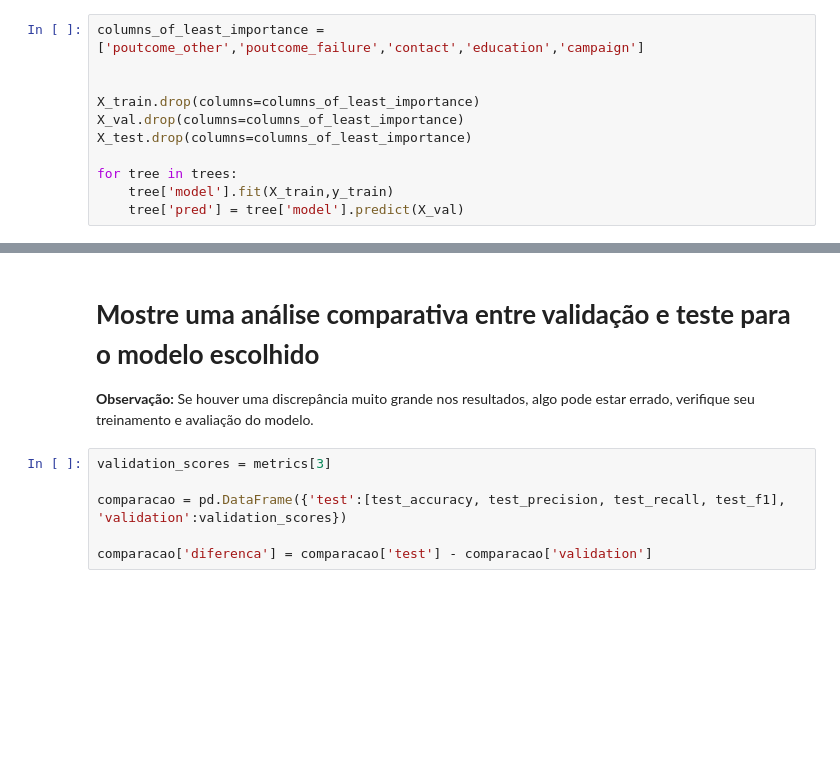
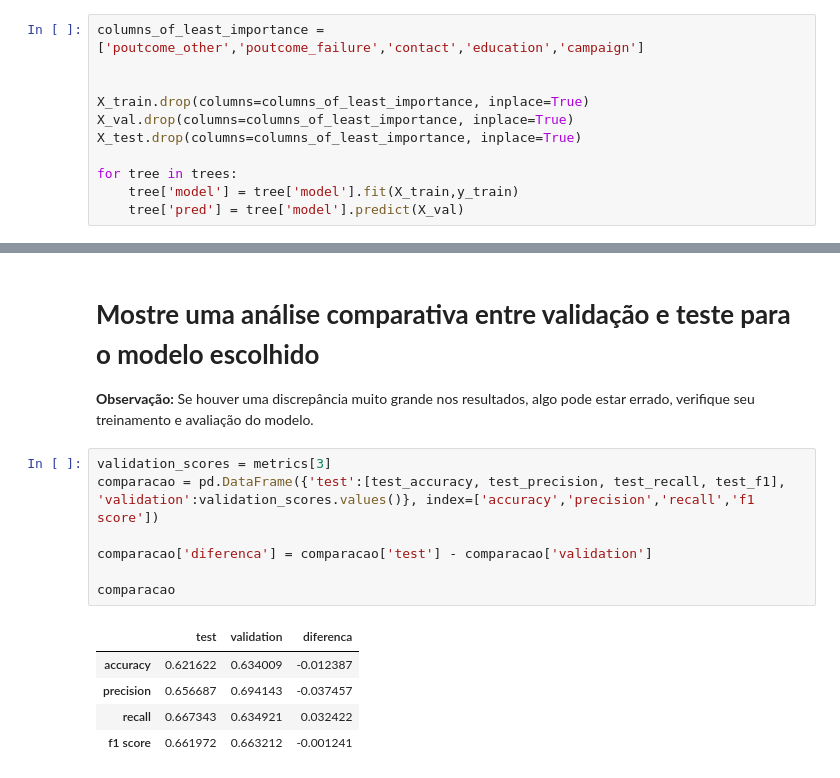
Before and after one commit to Mr-Barros/ENG4502, a Jupyter notebook: Assignment3/Notebook_ArvoreDecisao_33B.ipynb, the cells around one changed output, grey strips where cells are left out. Saved outputs shown, nothing was run; the diff lists cells and outputs as text; blank space fills up the shorter version.

```diff
--- a/Assignment3/Notebook_ArvoreDecisao_33B.ipynb
+++ b/Assignment3/Notebook_ArvoreDecisao_33B.ipynb
@@ -314,12 +308,12 @@ feature_relevance.sort_values('value',ascending=False)
 columns_of_least_importance = ['poutcome_other','poutcome_failure','contact','education','campaign']
 
 
-X_train.drop(columns=columns_of_least_importance)
-X_val.drop(columns=columns_of_least_importance)
-X_test.drop(columns=columns_of_least_importance)
+X_train.drop(columns=columns_of_least_importance, inplace=True)
+X_val.drop(columns=columns_of_least_importance, inplace=True)
+X_test.drop(columns=columns_of_least_importance, inplace=True)
 
 for tree in trees:
-    tree['model'].fit(X_train,y_train)
+    tree['model'] = tree['model'].fit(X_train,y_train)
     tree['pred'] = tree['model'].predict(X_val)
 # %% [markdown]
 # **Avaliação do Novo Modelo**
@@ -463,7 +466,14 @@ Test F1 Score: 63.4434%
 **Observação:** Se houver uma discrepância muito grande nos resultados, algo pode estar errado, verifique seu treinamento e avaliação do modelo.
 # %%
 validation_scores = metrics[3]
-
-comparacao = pd.DataFrame({'test':[test_accuracy, test_precision, test_recall, test_f1], 'validation':validation_scores})
+comparacao = pd.DataFrame({'test':[test_accuracy, test_precision, test_recall, test_f1], 'validation':validation_scores.values()}, index=['accuracy','precision','recall','f1 score'])
 
 comparacao['diferenca'] = comparacao['test'] - comparacao['validation']
+
+comparacao
+# %% [output]
+|  | test | validation | diferenca |
+| accuracy | 0.621622 | 0.634009 | -0.012387 |
+| precision | 0.656687 | 0.694143 | -0.037457 |
+| recall | 0.667343 | 0.634921 | 0.032422 |
+| f1 score | 0.661972 | 0.663212 | -0.001241 |
```
Also changed, not shown: parts of 11 cells of this notebook, 1 other file.
